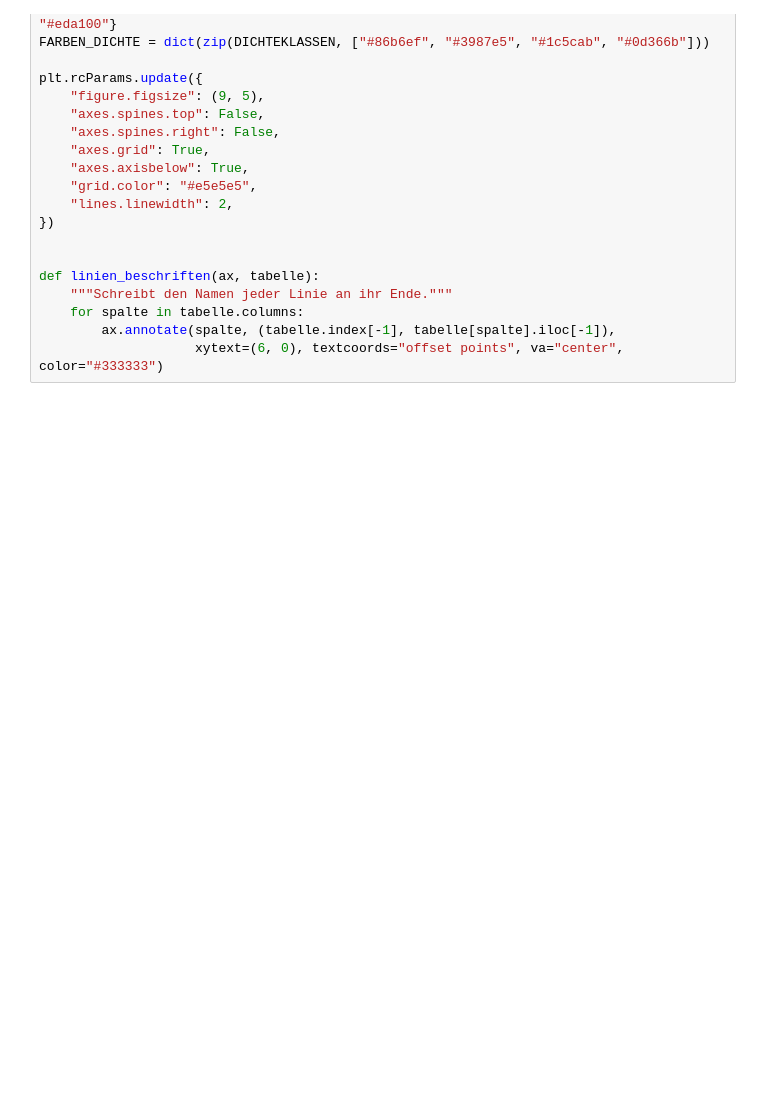
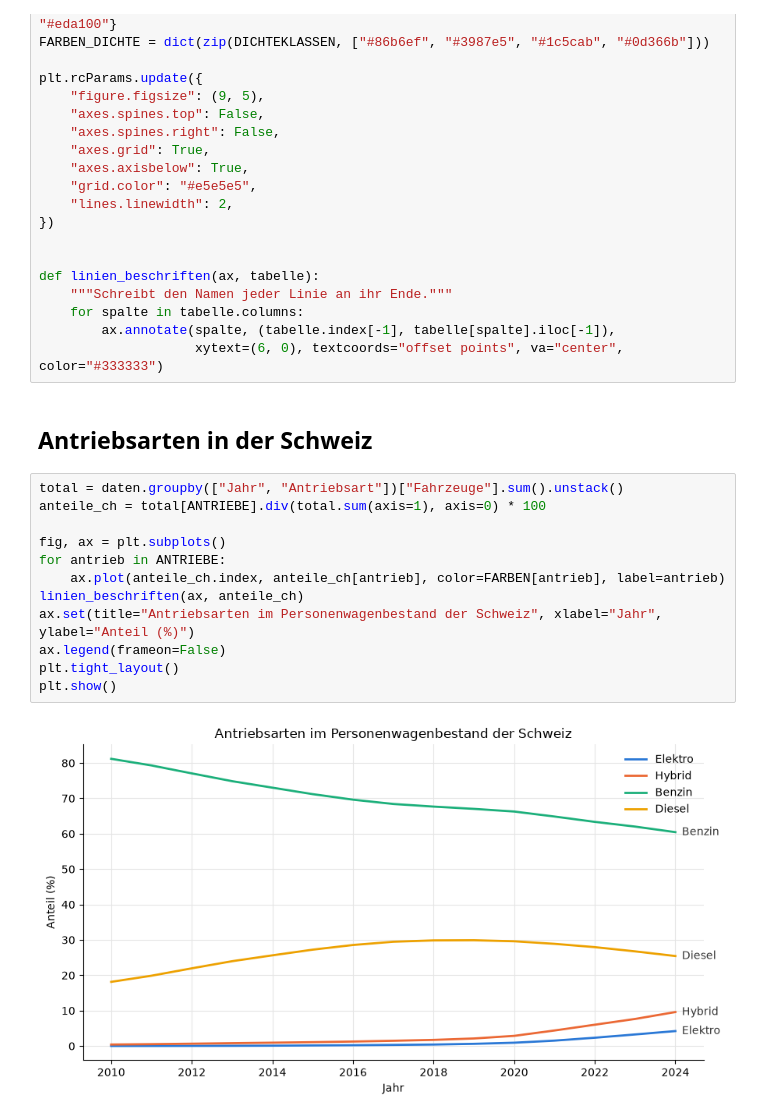
Before and after one commit to Y-Akinci/vehicle-types-density-ch, a Jupyter notebook: notebooks/analyse_brauchli.ipynb, the cells around one changed output. Drawn from its saved outputs; the diff is of its cells as text; blank space fills up the shorter version.

Commit message:
antriebsarten der schweiz visualisiert

```diff
--- a/notebooks/analyse_brauchli.ipynb
+++ b/notebooks/analyse_brauchli.ipynb
@@ -33,3 +33,19 @@ def linien_beschriften(ax, tabelle):
     for spalte in tabelle.columns:
         ax.annotate(spalte, (tabelle.index[-1], tabelle[spalte].iloc[-1]),
                     xytext=(6, 0), textcoords="offset points", va="center", color="#333333")
+# %% [markdown]
+## Antriebsarten in der Schweiz
+# %%
+total = daten.groupby(["Jahr", "Antriebsart"])["Fahrzeuge"].sum().unstack()
+anteile_ch = total[ANTRIEBE].div(total.sum(axis=1), axis=0) * 100
+
+fig, ax = plt.subplots()
+for antrieb in ANTRIEBE:
+    ax.plot(anteile_ch.index, anteile_ch[antrieb], color=FARBEN[antrieb], label=antrieb)
+linien_beschriften(ax, anteile_ch)
+ax.set(title="Antriebsarten im Personenwagenbestand der Schweiz", xlabel="Jahr", ylabel="Anteil (%)")
+ax.legend(frameon=False)
+plt.tight_layout()
+plt.show()
+# %% [output]
+[figure, added]
```
